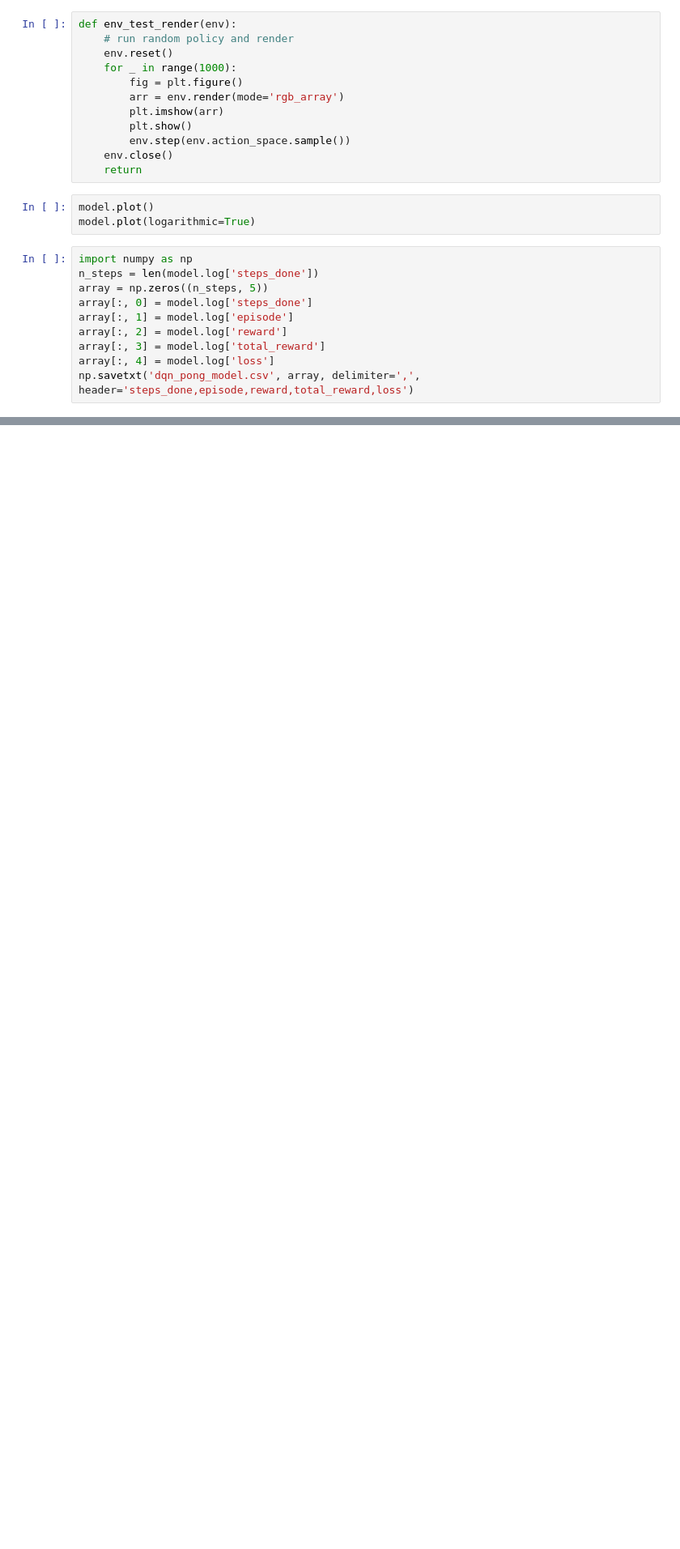
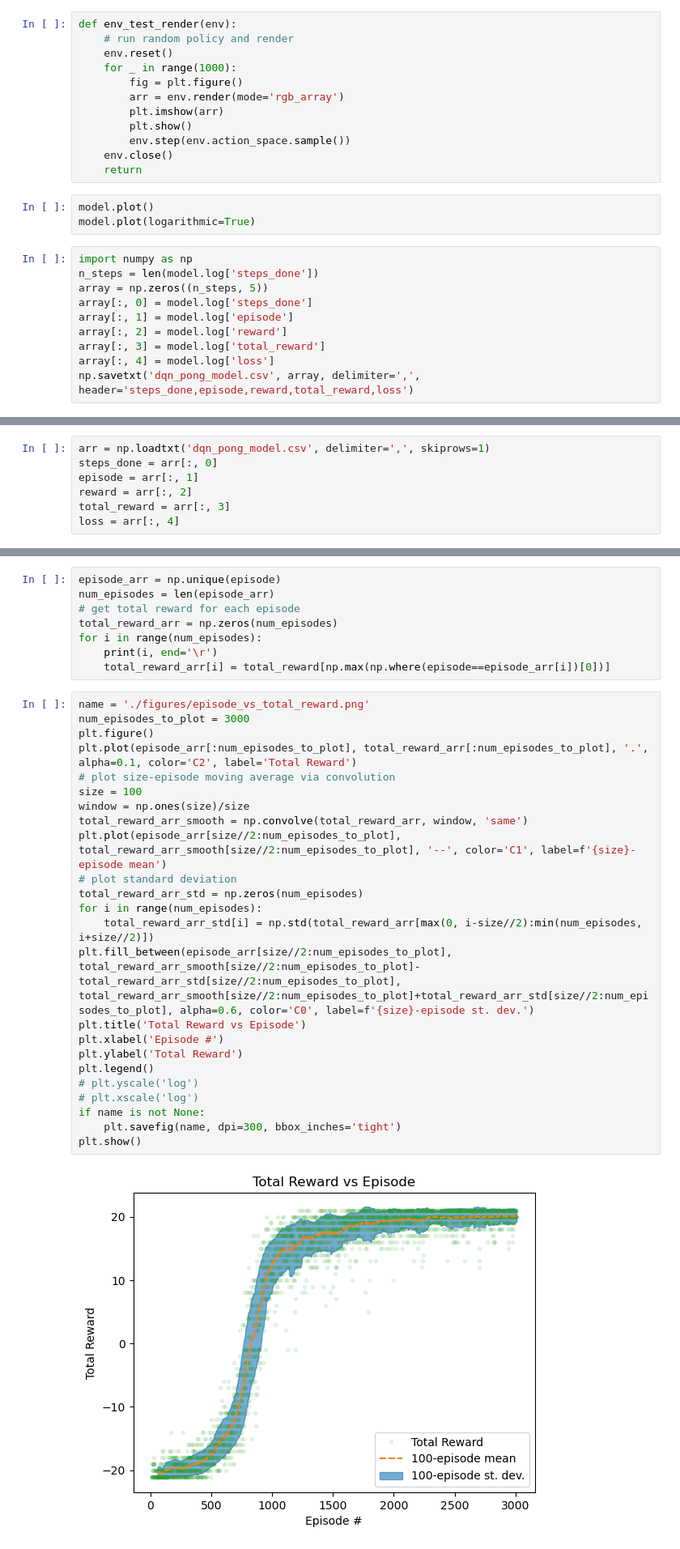
Before and after one commit to rahil-makadia/dqn-atari, a Jupyter notebook: main.ipynb, the cells around one changed output, grey strips where cells are left out. Shown at 81% size. Cells and saved outputs as stored; diff of their text form; blank space fills up the shorter version.

Commit message:
code done?

```diff
--- a/main.ipynb
+++ b/main.ipynb
@@ -69,0 +146,7 @@ np.savetxt('dqn_pong_model.csv', array, delimiter=',', header='steps_done,episod
+# %%
+arr = np.loadtxt('dqn_pong_model.csv', delimiter=',', skiprows=1)
+steps_done = arr[:, 0]
+episode = arr[:, 1]
+reward = arr[:, 2]
+total_reward = arr[:, 3]
+loss = arr[:, 4]
@@ -69,0 +168,34 @@ np.savetxt('dqn_pong_model.csv', array, delimiter=',', header='steps_done,episod
+# %%
+episode_arr = np.unique(episode)
+num_episodes = len(episode_arr)
+# get total reward for each episode
+total_reward_arr = np.zeros(num_episodes)
+for i in range(num_episodes):
+    print(i, end='\r')
+    total_reward_arr[i] = total_reward[np.max(np.where(episode==episode_arr[i])[0])]
+# %%
+name = './figures/episode_vs_total_reward.png'
+num_episodes_to_plot = 3000
+plt.figure()
+plt.plot(episode_arr[:num_episodes_to_plot], total_reward_arr[:num_episodes_to_plot], '.', alpha=0.1, color='C2', label='Total Reward')
+# plot size-episode moving average via convolution
+size = 100
+window = np.ones(size)/size
+total_reward_arr_smooth = np.convolve(total_reward_arr, window, 'same')
+plt.plot(episode_arr[size//2:num_episodes_to_plot], total_reward_arr_smooth[size//2:num_episodes_to_plot], '--', color='C1', label=f'{size}-episode mean')
+# plot standard deviation
+total_reward_arr_std = np.zeros(num_episodes)
+for i in range(num_episodes):
+    total_reward_arr_std[i] = np.std(total_reward_arr[max(0, i-size//2):min(num_episodes, i+size//2)])
+plt.fill_between(episode_arr[size//2:num_episodes_to_plot], total_reward_arr_smooth[size//2:num_episodes_to_plot]-total_reward_arr_std[size//2:num_episodes_to_plot], total_reward_arr_smooth[size//2:num_episodes_to_plot]+total_reward_arr_std[size//2:num_episodes_to_plot], alpha=0.6, color='C0', label=f'{size}-episode st. dev.')
+plt.title('Total Reward vs Episode')
+plt.xlabel('Episode #')
+plt.ylabel('Total Reward')
+plt.legend()
+# plt.yscale('log')
+# plt.xscale('log')
+if name is not None:
+    plt.savefig(name, dpi=300, bbox_inches='tight')
+plt.show()
+# %% [output]
+[figure, added]
```
Also changed, not shown: parts of 14 cells of this notebook, 15 other files.
